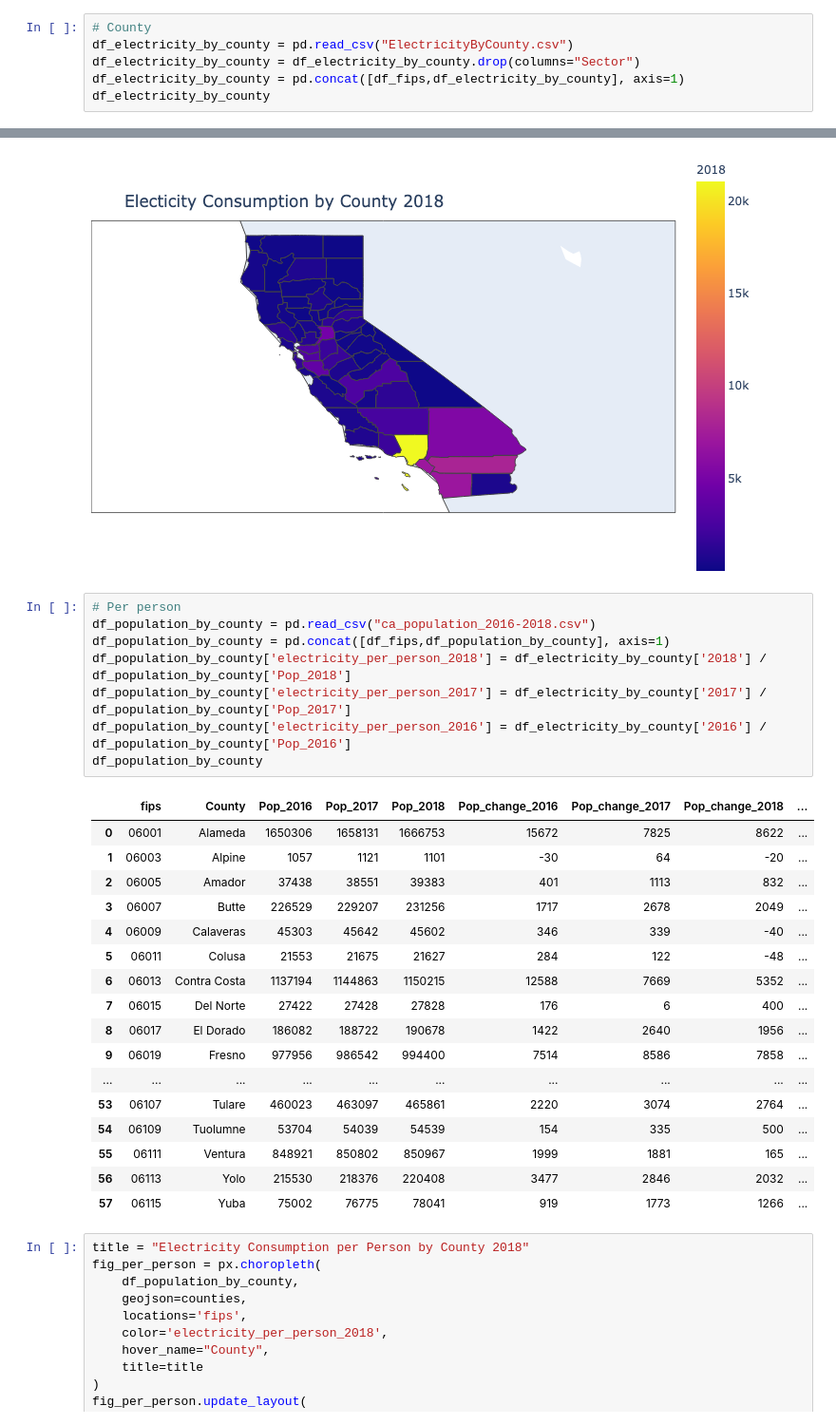
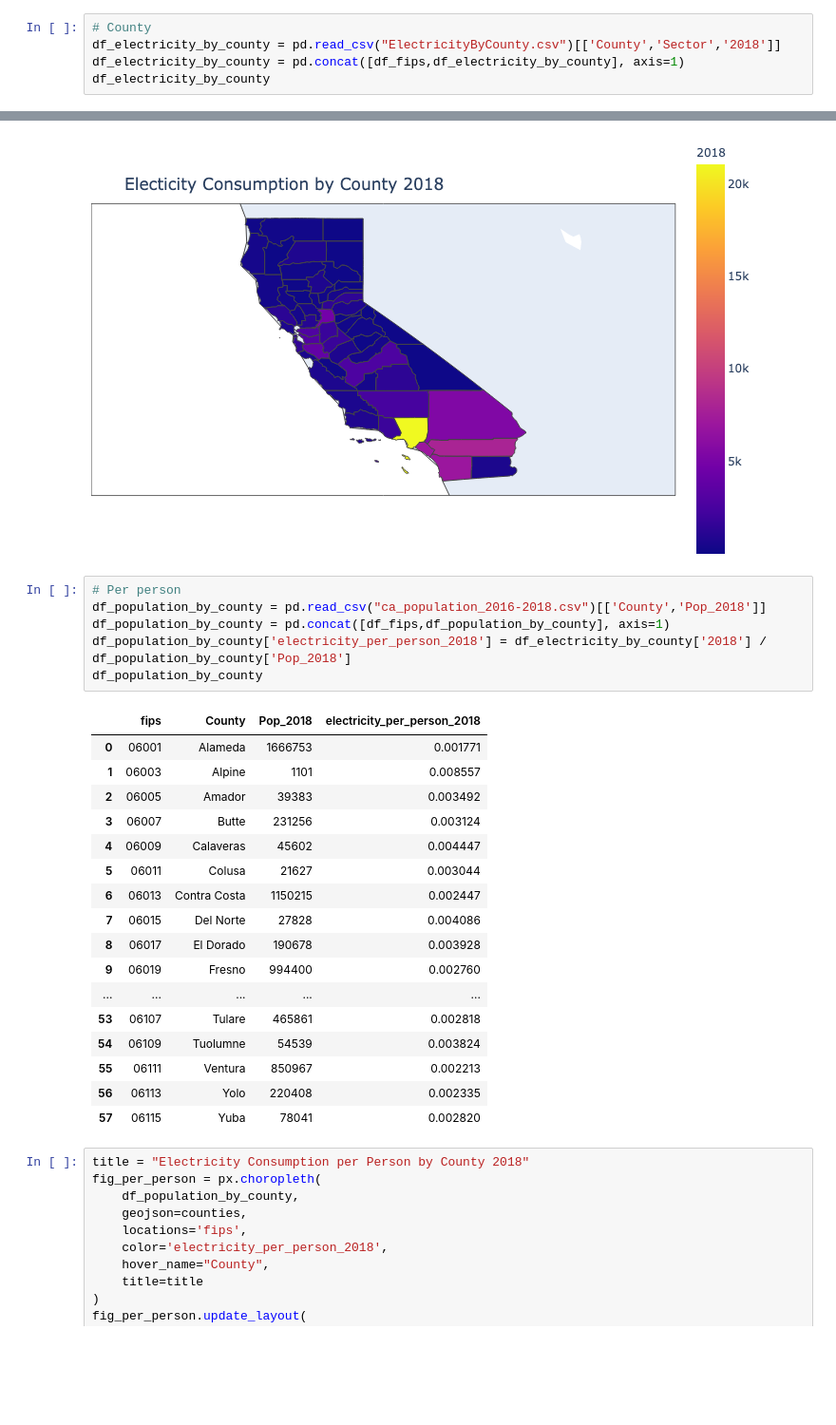
Before and after one commit to zach-brown-18/CA_Energy_Consumption, a Jupyter notebook: plotly_explore.ipynb, the cells around one changed output, grey strips where cells are left out. Shown at 95% size. Saved outputs shown, nothing was run; the diff lists cells and outputs as text; blank space fills up the shorter version.

```diff
--- a/plotly_explore.ipynb
+++ b/plotly_explore.ipynb
@@ -12,8 +12,7 @@ df_fips = pd.read_csv("ca_fips.csv", dtype={"fips": str})
 df_fips = df_fips.drop(columns="county")
 # %%
 # County
-df_electricity_by_county = pd.read_csv("ElectricityByCounty.csv")
-df_electricity_by_county = df_electricity_by_county.drop(columns="Sector")
+df_electricity_by_county = pd.read_csv("ElectricityByCounty.csv")[['County','Sector','2018']]
 df_electricity_by_county = pd.concat([df_fips,df_electricity_by_county], axis=1)
 df_electricity_by_county
 # %% [output]
@@ -59,30 +58,28 @@ fig.show("png")
 [figure]
 # %%
 # Per person
-df_population_by_county = pd.read_csv("ca_population_2016-2018.csv")
+df_population_by_county = pd.read_csv("ca_population_2016-2018.csv")[['County','Pop_2018']]
 df_population_by_county = pd.concat([df_fips,df_population_by_county], axis=1)
 df_population_by_county['electricity_per_person_2018'] = df_electricity_by_county['2018'] / df_population_by_county['Pop_2018']
-df_population_by_county['electricity_per_person_2017'] = df_electricity_by_county['2017'] / df_population_by_county['Pop_2017']
-df_population_by_county['electricity_per_person_2016'] = df_electricity_by_county['2016'] / df_population_by_county['Pop_2016']
 df_population_by_county
 # %% [output]
-|  | fips | County | Pop_2016 | Pop_2017 | Pop_2018 | Pop_change_2016 | Pop_change_2017 | Pop_change_2018 | ... |
-| 0 | 06001 | Alameda | 1650306 | 1658131 | 1666753 | 15672 | 7825 | 8622 | ... |
-| 1 | 06003 | Alpine | 1057 | 1121 | 1101 | -30 | 64 | -20 | ... |
-| 2 | 06005 | Amador | 37438 | 38551 | 39383 | 401 | 1113 | 832 | ... |
-| 3 | 06007 | Butte | 226529 | 229207 | 231256 | 1717 | 2678 | 2049 | ... |
-| 4 | 06009 | Calaveras | 45303 | 45642 | 45602 | 346 | 339 | -40 | ... |
-| 5 | 06011 | Colusa | 21553 | 21675 | 21627 | 284 | 122 | -48 | ... |
-| 6 | 06013 | Contra Costa | 1137194 | 1144863 | 1150215 | 12588 | 7669 | 5352 | ... |
-| 7 | 06015 | Del Norte | 27422 | 27428 | 27828 | 176 | 6 | 400 | ... |
-| 8 | 06017 | El Dorado | 186082 | 188722 | 190678 | 1422 | 2640 | 1956 | ... |
-| 9 | 06019 | Fresno | 977956 | 986542 | 994400 | 7514 | 8586 | 7858 | ... |
-| ... | ... | ... | ... | ... | ... | ... | ... | ... | ... |
-| 53 | 06107 | Tulare | 460023 | 463097 | 465861 | 2220 | 3074 | 2764 | ... |
-| 54 | 06109 | Tuolumne | 53704 | 54039 | 54539 | 154 | 335 | 500 | ... |
-| 55 | 06111 | Ventura | 848921 | 850802 | 850967 | 1999 | 1881 | 165 | ... |
-| 56 | 06113 | Yolo | 215530 | 218376 | 220408 | 3477 | 2846 | 2032 | ... |
-| 57 | 06115 | Yuba | 75002 | 76775 | 78041 | 919 | 1773 | 1266 | ... |
+|  | fips | County | Pop_2018 | electricity_per_person_2018 |
+| 0 | 06001 | Alameda | 1666753 | 0.001771 |
+| 1 | 06003 | Alpine | 1101 | 0.008557 |
+| 2 | 06005 | Amador | 39383 | 0.003492 |
+| 3 | 06007 | Butte | 231256 | 0.003124 |
+| 4 | 06009 | Calaveras | 45602 | 0.004447 |
+| 5 | 06011 | Colusa | 21627 | 0.003044 |
+| 6 | 06013 | Contra Costa | 1150215 | 0.002447 |
+| 7 | 06015 | Del Norte | 27828 | 0.004086 |
+| 8 | 06017 | El Dorado | 190678 | 0.003928 |
+| 9 | 06019 | Fresno | 994400 | 0.002760 |
+| ... | ... | ... | ... | ... |
+| 53 | 06107 | Tulare | 465861 | 0.002818 |
+| 54 | 06109 | Tuolumne | 54539 | 0.003824 |
+| 55 | 06111 | Ventura | 850967 | 0.002213 |
+| 56 | 06113 | Yolo | 220408 | 0.002335 |
+| 57 | 06115 | Yuba | 78041 | 0.002820 |
 # %%
 title = "Electricity Consumption per Person by County 2018"
 fig_per_person = px.choropleth(
```
Also changed, not shown: parts of 11 cells of this notebook.
